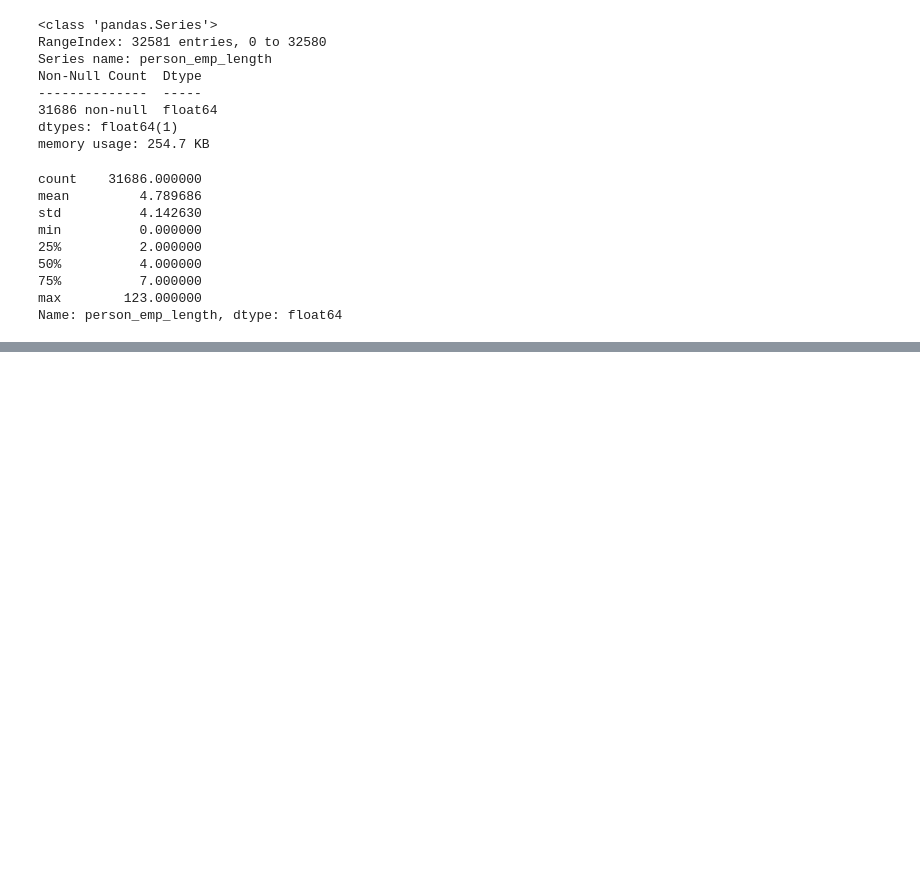
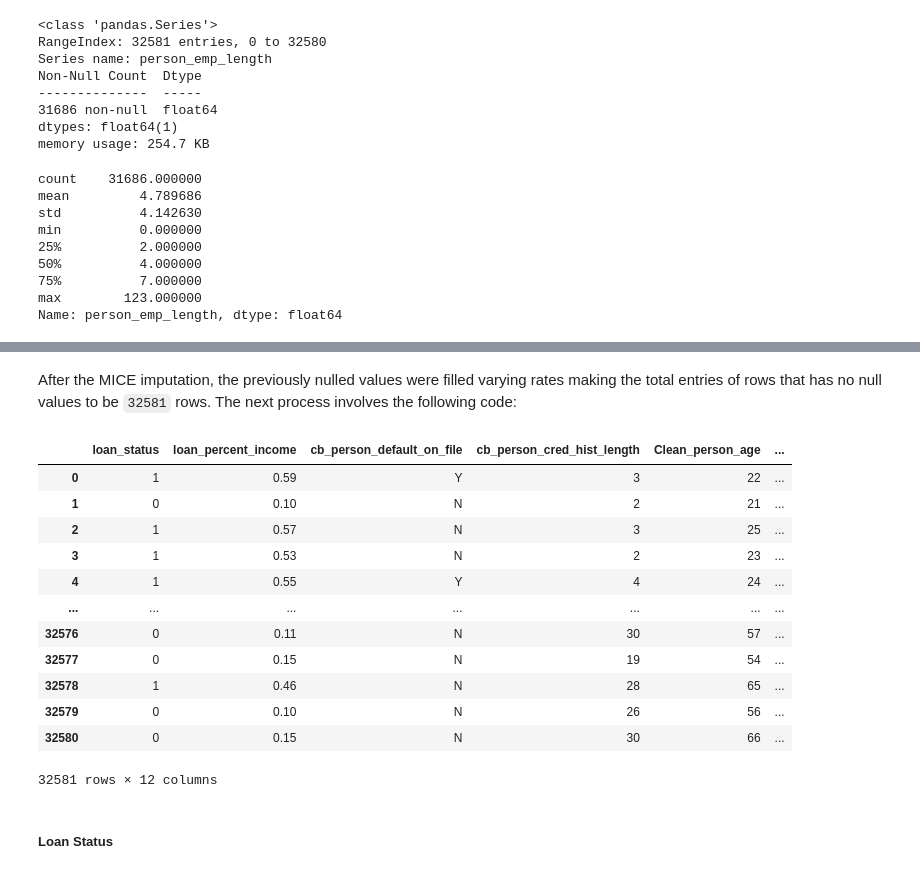
Before and after one commit to Lastlight10/credit_load_risk_data_analysis, a Jupyter notebook: credit_loan.ipynb, the cells around one changed output, grey strips where cells are left out. Saved outputs shown, nothing was run; the diff lists cells and outputs as text; code cells hidden in the pictures; blank space fills up the shorter version.

```diff
--- a/credit_loan.ipynb
+++ b/credit_loan.ipynb
@@ -514,0 +782,16 @@ The grades determine the 'risk' or the frequency of the debter to fall into a hi
+# %%
+from sklearn.experimental import enable_iterative_imputer
+from sklearn.impute import IterativeImputer
+
+#  Dataset with missing loan values and columns to base the data from.
+data = {
+    'person_income': cleaned_dataset['Clean_person_income'],
+    'loan_amnt': cleaned_dataset['Clean_loan_amnt'],
+    'interest_rate': dataset['loan_int_rate']
+}
+df = pd.DataFrame(data) # Store relevant information in this dataframe
+
+# Initialize the MICE Imputer
+imputer = IterativeImputer(max_iter=12, random_state=40)
+df_imputed = pd.DataFrame(imputer.fit_transform(df), columns=df.columns)
+interest_rates = df_imputed['interest_rate']
@@ -514,0 +810,23 @@ The grades determine the 'risk' or the frequency of the debter to fall into a hi
+# %% [markdown]
+After the MICE imputation, the previously nulled values were filled varying rates making the total entries of rows that has no null values to be `32581` rows. The next process involves the following code:
+# %%
+cleaned_dataset = cleaned_dataset.drop(columns=['loan_int_rate'])
+cleaned_dataset['Clean_loan_int_rate'] = interest_rates
+cleaned_dataset['Clean_loan_int_rate'].to_csv('cleaned_data/cleaned_loan_int_rate.csv', index=False)
+cleaned_dataset
+# %% [output]
+|  | loan_status | loan_percent_income | cb_person_default_on_file | cb_person_cred_hist_length | Clean_person_age | ... |
+| 0 | 1 | 0.59 | Y | 3 | 22 | ... |
+| 1 | 0 | 0.10 | N | 2 | 21 | ... |
+| 2 | 1 | 0.57 | N | 3 | 25 | ... |
+| 3 | 1 | 0.53 | N | 2 | 23 | ... |
+| 4 | 1 | 0.55 | Y | 4 | 24 | ... |
+| ... | ... | ... | ... | ... | ... | ... |
+| 32576 | 0 | 0.11 | N | 30 | 57 | ... |
+| 32577 | 0 | 0.15 | N | 19 | 54 | ... |
+| 32578 | 1 | 0.46 | N | 28 | 65 | ... |
+| 32579 | 0 | 0.10 | N | 26 | 56 | ... |
+| 32580 | 0 | 0.15 | N | 30 | 66 | ... |
+32581 rows × 12 columns
+# %% [markdown]
+##### Loan Status
```
Also changed, not shown: parts of 40 cells of this notebook, 7 other files.
